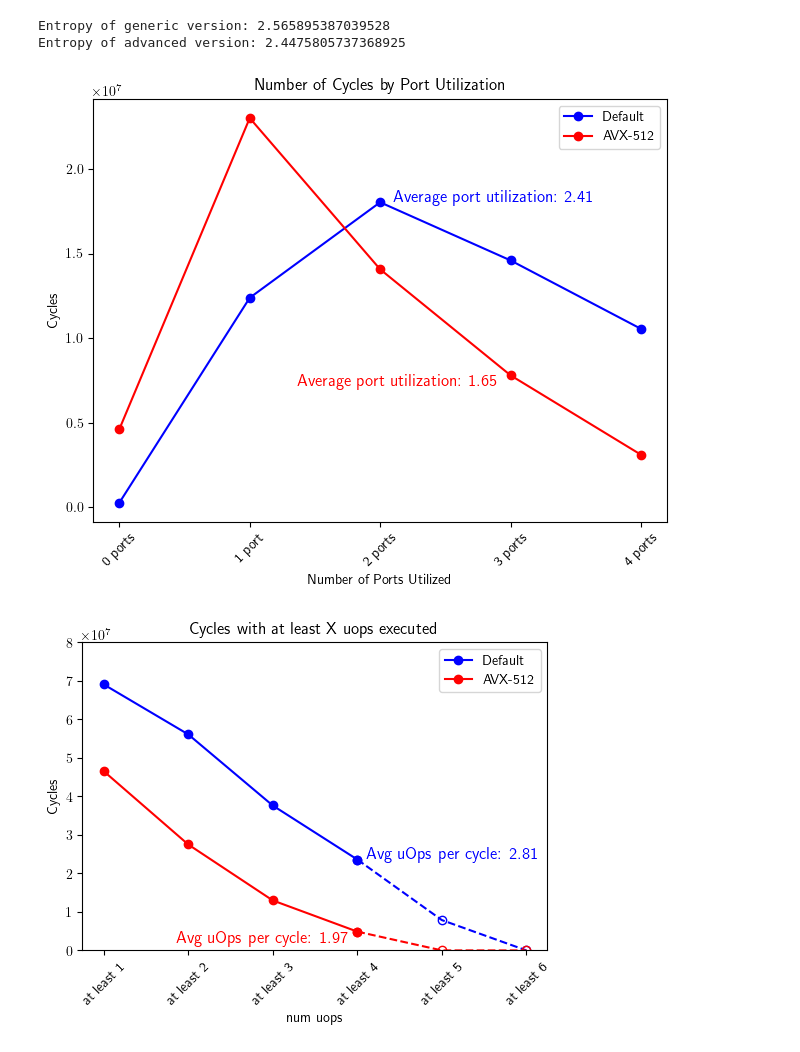
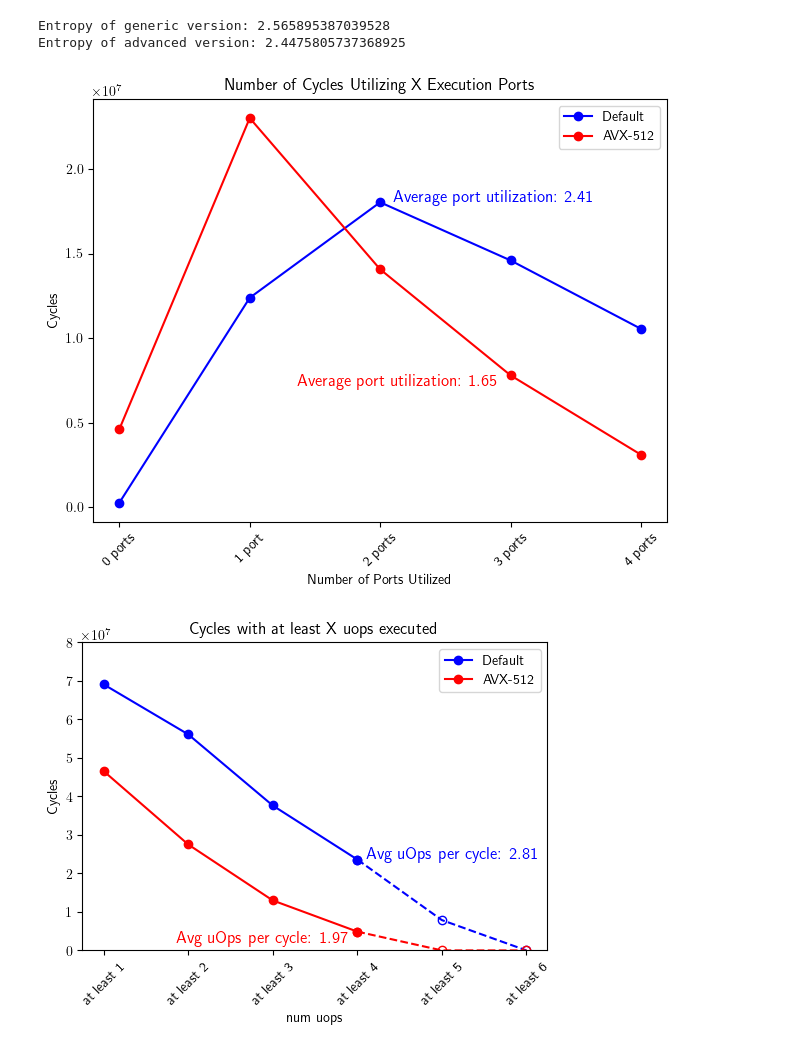
Before and after one commit to lprekon/lprekon.github.io, a Jupyter notebook: content/simd_benchmarking/simd_blogpost_graphics.ipynb, the cells around one changed output. Saved outputs shown, nothing was run; the diff lists cells and outputs as text; code cells hidden in the pictures.

```diff
--- a/content/simd_benchmarking/simd_blogpost_graphics.ipynb
+++ b/content/simd_benchmarking/simd_blogpost_graphics.ipynb
@@ -756,35 +756,35 @@ fig.tight_layout()
 # ax.set_yticks(ticks=range(0, int(6e9), int(1e9)), labels=[0] + [f"{i}e9" for i in range(1, 6)])
 ax.set_xticks(
     ticks=range(5),
     labels=["0 ports", "1 port", "2 ports", "3 ports", "4 ports"],
     rotation=45,
 )
 ax.set_xlabel("Number of Ports Utilized")
 ax.set_ylabel("Cycles")
-ax.set_title("Number of Cycles by Port Utilization")
+ax.set_title("Number of Cycles Utilizing X Execution Ports")
 ax.plot(generic_activity_counts, "bo-", label="Default")
 ax.plot(advanced_activity_counts, "ro-", label="AVX-512")
 ax.annotate(
     f"Average port utilization: {average_generic_utilization:.2f}",
     xy=(2, generic_activity_counts[2]),
     xytext=(2.1, generic_activity_counts[2]) ,
     ha="left",
     fontsize=12,
     color="blue",
 )
 ax.annotate(
     f"Average port utilization: {average_advanced_utilization:.2f}",
     xy=(4, advanced_activity_counts[4]),
     xytext=(2.9, advanced_activity_counts[3]),
     ha="right",
     va="top",
     fontsize=12,
     color="red",
 )
 ax.legend()
 fig.savefig(f"{image_folder_name}/port_utilization.png", bbox_inches="tight")
 # %% [output]
-[figure, old version]
+[figure, new version]
 # %%
 from numpy import polyfit as np_polyfit
 generic_cycles = 74524523
```
Also changed, not shown: 1 other file.
